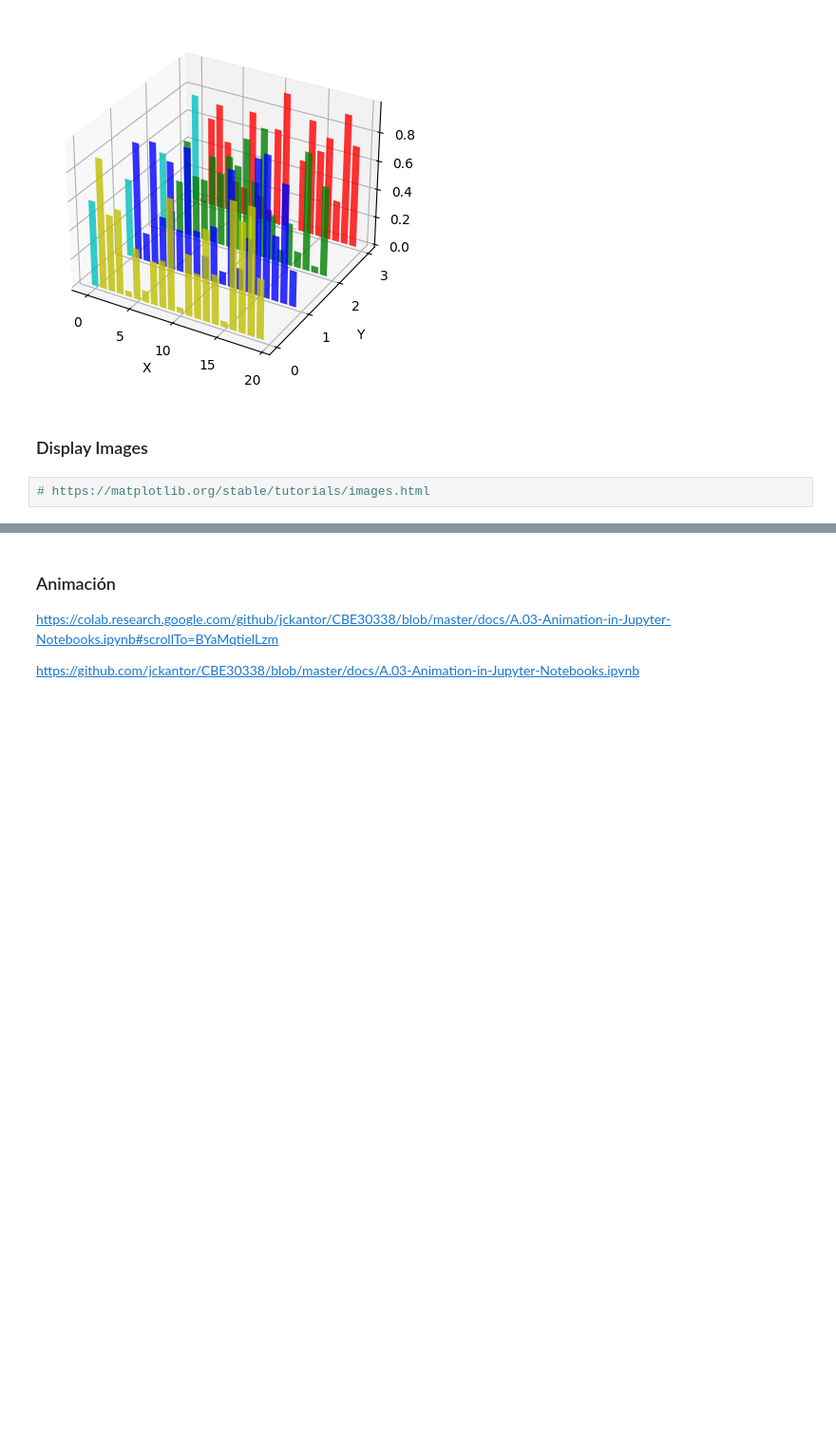
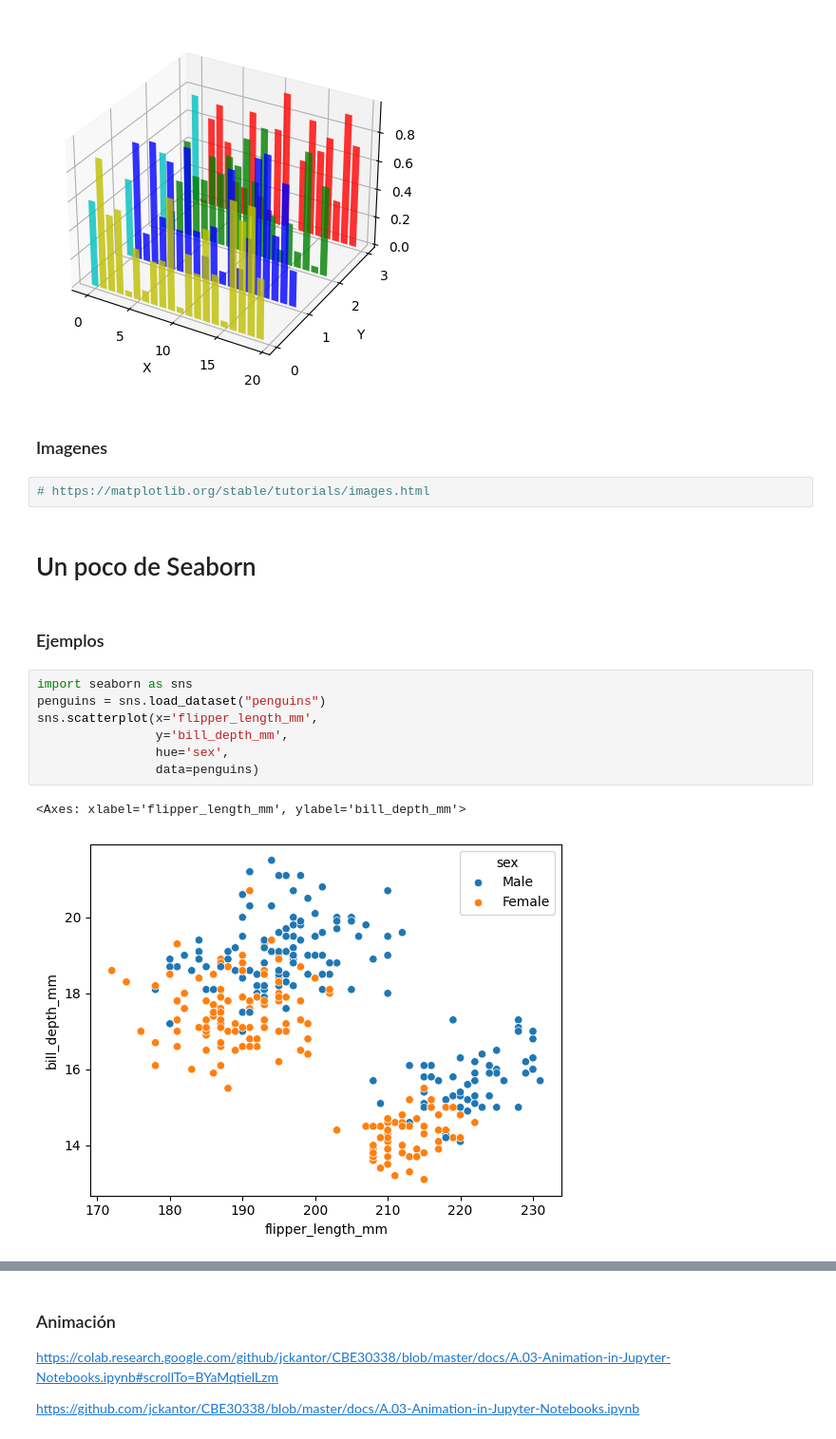
Before and after one commit to leticiaram/Consultoria, a Jupyter notebook: Introduccion_Matplotlib.ipynb, the cells around one changed output, grey strips where cells are left out. Shown at 95% size. Drawn from its saved outputs; the diff is of its cells as text; blank space fills up the shorter version.

```diff
--- a/Introduccion_Matplotlib.ipynb
+++ b/Introduccion_Matplotlib.ipynb
@@ -766,7 +762,21 @@ for c, k in zip(colors, yticks):
 plt.show()
 # %% [output]
 [figure]
-# %% [markdown]
-### Display Images
+# %% [markdown]
+### Imagenes
 # %%
 # https://matplotlib.org/stable/tutorials/images.html
+# %% [markdown]
+# Un poco de Seaborn
+# %% [markdown]
+### Ejemplos
+# %%
+import seaborn as sns
+penguins = sns.load_dataset("penguins")
+sns.scatterplot(x='flipper_length_mm',
+                y='bill_depth_mm',
+                hue='sex',
+                data=penguins)
+# %% [output]
+<Axes: xlabel='flipper_length_mm', ylabel='bill_depth_mm'>
+[figure, added]
```
Also changed, not shown: parts of 8 cells of this notebook.
